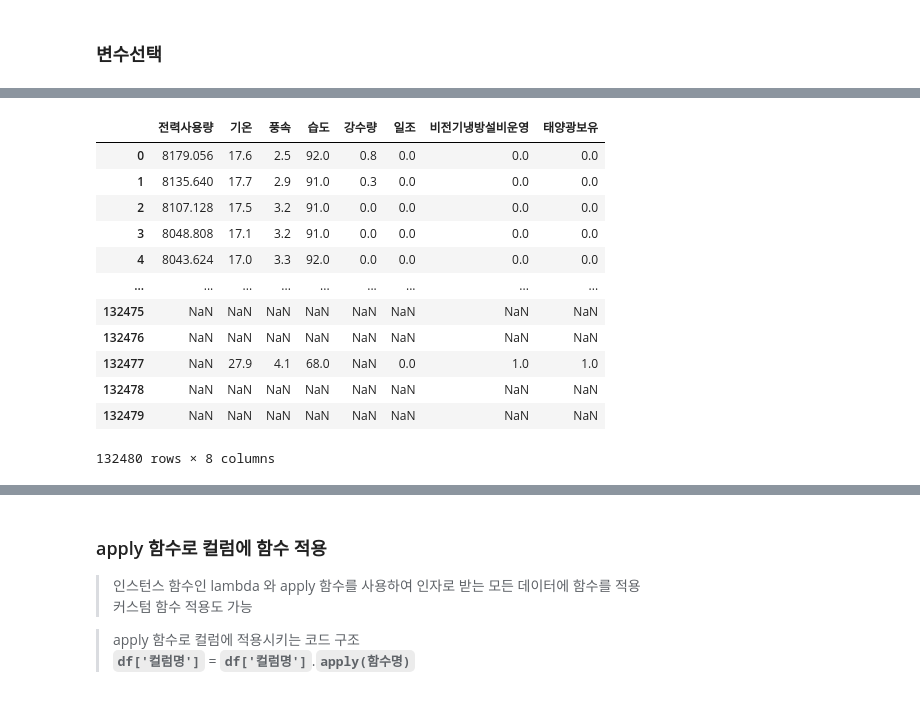
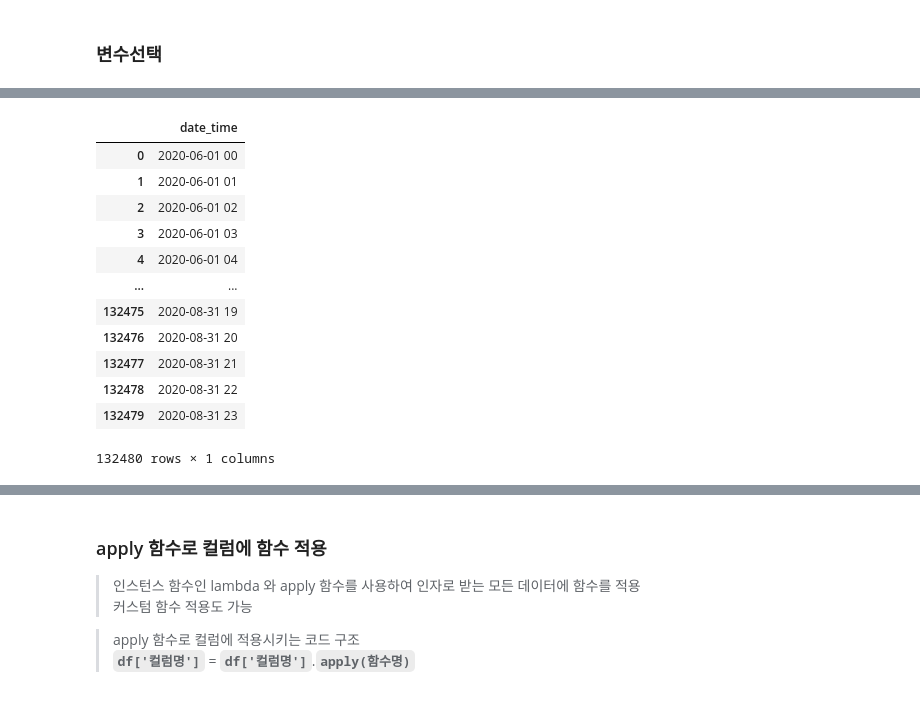
Before and after one commit to overgroove/samsung_ML, a Jupyter notebook: 03_package_pandas.ipynb, the cells around one changed output, grey strips where cells are left out. Drawn from its saved outputs; the diff is of its cells as text; code cells hidden in the pictures.

```diff
--- a/03_package_pandas.ipynb
+++ b/03_package_pandas.ipynb
@@ -853,0 +895,2 @@ True
+# %%
+df['쾌적'] = (df['기온'] - df['풍속']) * df['습도']
@@ -853,0 +906,4 @@ True
+# %%
+# 고온다습 변수 생성 --- > 기온 30이상, 습도 80이상 인 조건을 만족하는 관측치에 True, False 형태로 데이터를 생성
+df['고온다습'] = (df['기온'] >= 30) & (df['습도'] >= 80)
+df.head()
@@ -869,0 +929,3 @@ Name: 전력x30, Length: 132480, dtype: float64
+# %%
+df.pop('화씨')
+# pop 원본데이터에서 해당 변수값을 빼오면서 빼온 데이터를 변수로 저장까지 할 수 있는 기능
@@ -870,2 +945,4 @@ Name: 전력x30, Length: 132480, dtype: float64
+# %%
+df.drop(['쾌적', '고온다습'], axis=1, inplace=True)
 # %% [markdown]
 ### 변수선택
@@ -872,18 +975,19 @@ Name: 전력x30, Length: 132480, dtype: float64
 # %%
 # 데이터타입에 따른 변수 선별
+df.select_dtypes(object)
 # %% [output]
-|  | 전력사용량 | 기온 | 풍속 | 습도 | 강수량 | 일조 | 비전기냉방설비운영 | 태양광보유 |
-| 0 | 8179.056 | 17.6 | 2.5 | 92.0 | 0.8 | 0.0 | 0.0 | 0.0 |
-| 1 | 8135.640 | 17.7 | 2.9 | 91.0 | 0.3 | 0.0 | 0.0 | 0.0 |
-| 2 | 8107.128 | 17.5 | 3.2 | 91.0 | 0.0 | 0.0 | 0.0 | 0.0 |
-| 3 | 8048.808 | 17.1 | 3.2 | 91.0 | 0.0 | 0.0 | 0.0 | 0.0 |
-| 4 | 8043.624 | 17.0 | 3.3 | 92.0 | 0.0 | 0.0 | 0.0 | 0.0 |
-| ... | ... | ... | ... | ... | ... | ... | ... | ... |
-| 132475 | NaN | NaN | NaN | NaN | NaN | NaN | NaN | NaN |
-| 132476 | NaN | NaN | NaN | NaN | NaN | NaN | NaN | NaN |
-| 132477 | NaN | 27.9 | 4.1 | 68.0 | NaN | 0.0 | 1.0 | 1.0 |
-| 132478 | NaN | NaN | NaN | NaN | NaN | NaN | NaN | NaN |
-| 132479 | NaN | NaN | NaN | NaN | NaN | NaN | NaN | NaN |
+|  | date_time |
+| 0 | 2020-06-01 00 |
+| 1 | 2020-06-01 01 |
+| 2 | 2020-06-01 02 |
+| 3 | 2020-06-01 03 |
+| 4 | 2020-06-01 04 |
+| ... | ... |
+| 132475 | 2020-08-31 19 |
+| 132476 | 2020-08-31 20 |
+| 132477 | 2020-08-31 21 |
+| 132478 | 2020-08-31 22 |
+| 132479 | 2020-08-31 23 |
-132480 rows × 8 columns
+132480 rows × 1 columns
 # %%
 # 변수명 활용 변수선택
```
Also changed, not shown: parts of 52 cells of this notebook.
